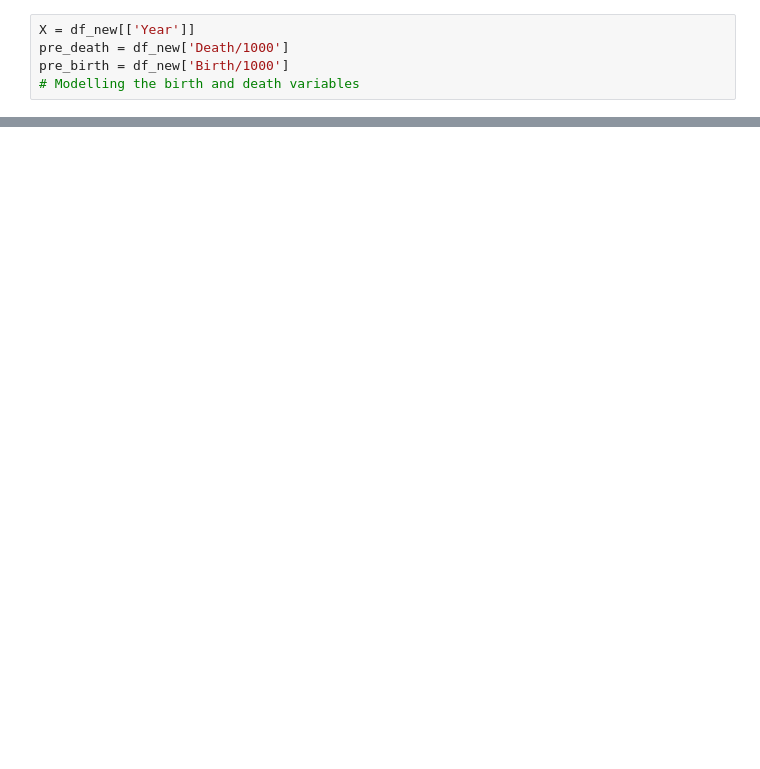
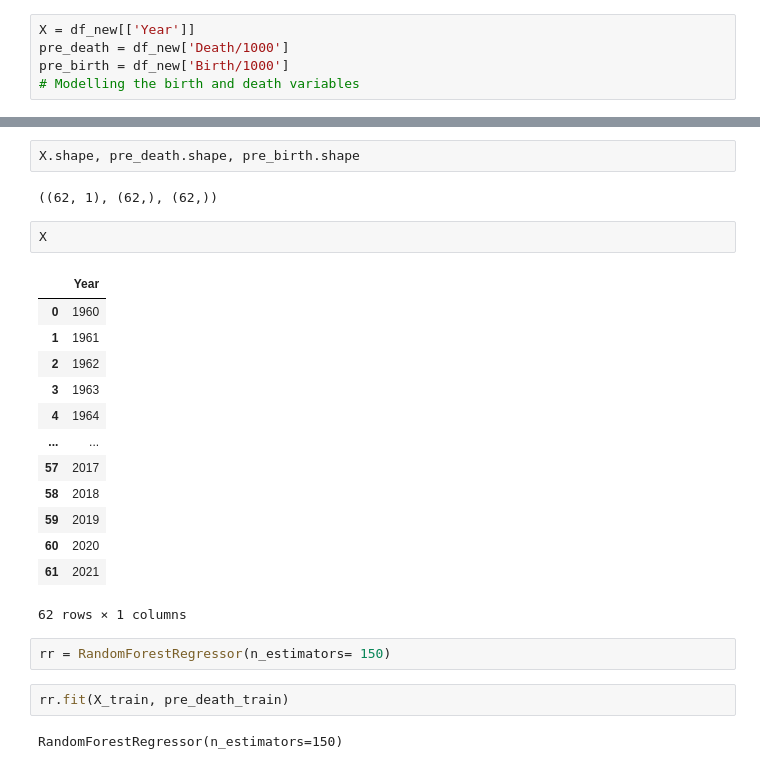
Before and after one commit to Ayomide-ola/Stategic_thinking-CA2, a Jupyter notebook: Population_CA2.ipynb, the cells around one changed output, grey strips where cells are left out. Drawn from its saved outputs; the diff is of its cells as text; blank space fills up the shorter version.

```diff
--- a/Population_CA2.ipynb
+++ b/Population_CA2.ipynb
@@ -1549,0 +1316,26 @@ plt.show()
+# %%
+X.shape, pre_death.shape, pre_birth.shape
+# %% [output]
+((62, 1), (62,), (62,))
+# %%
+X
+# %% [output]
+|  | Year |
+| 0 | 1960 |
+| 1 | 1961 |
+| 2 | 1962 |
+| 3 | 1963 |
+| 4 | 1964 |
+| ... | ... |
+| 57 | 2017 |
+| 58 | 2018 |
+| 59 | 2019 |
+| 60 | 2020 |
+| 61 | 2021 |
+62 rows × 1 columns
+# %%
+rr = RandomForestRegressor(n_estimators= 150)
+# %%
+rr.fit(X_train, pre_death_train)
+# %% [output]
+RandomForestRegressor(n_estimators=150)
```
Also changed, not shown: parts of 79 cells of this notebook.
